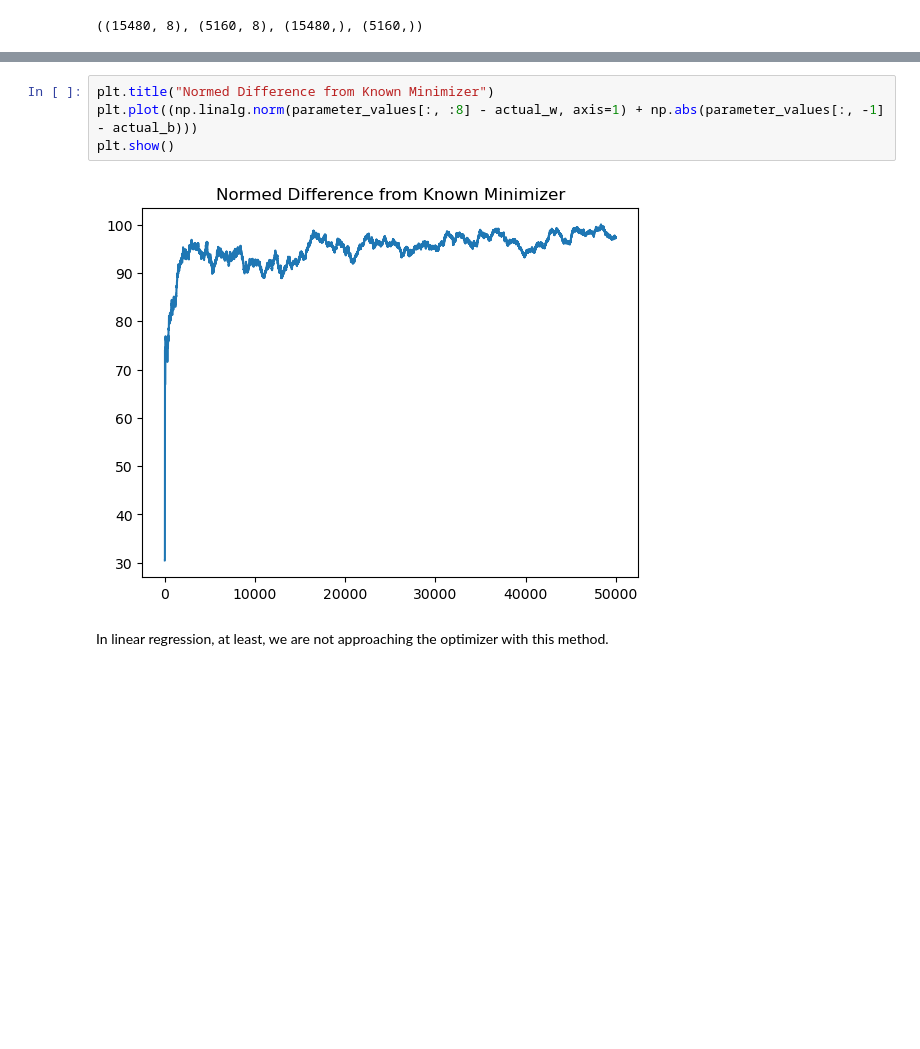
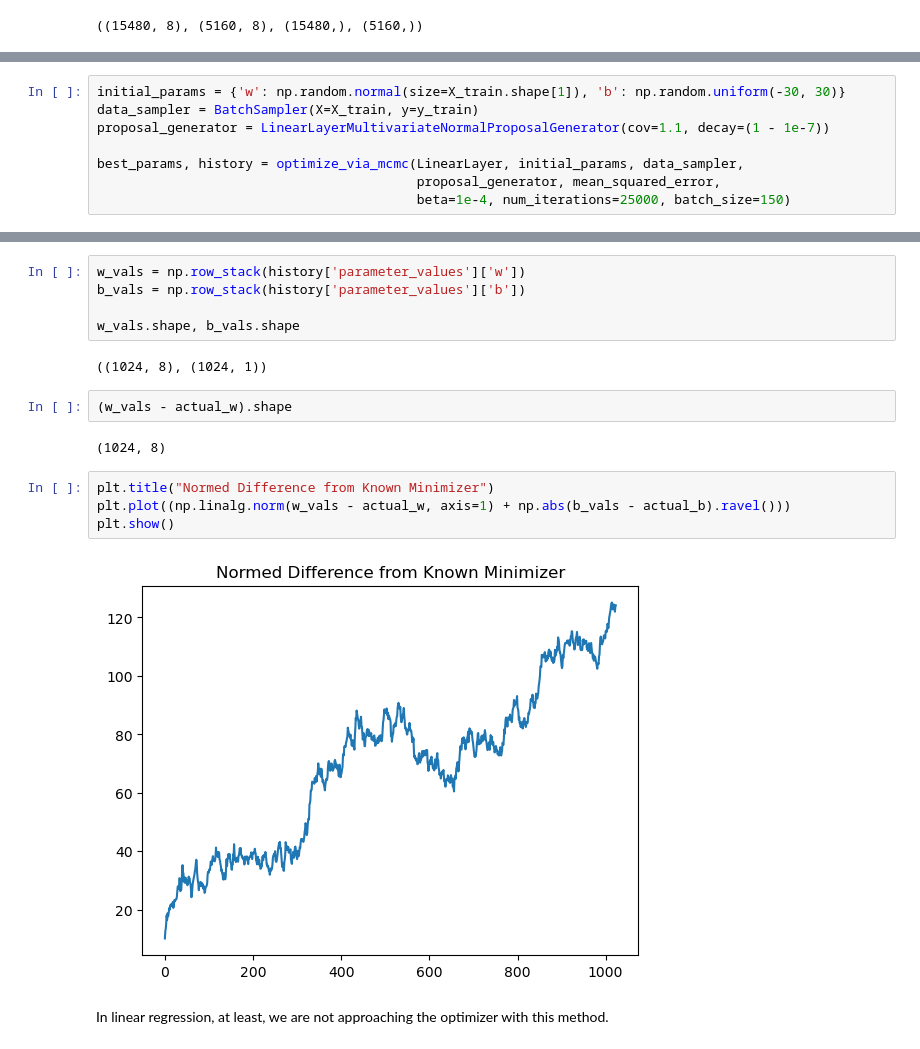
Before and after one commit to spencermyoung513/neural-net-mcmc-optimization, a Jupyter notebook: linear_regression.ipynb, the cells around one changed output, grey strips where cells are left out. Cells and saved outputs as stored; diff of their text form; blank space fills up the shorter version.

Commit message:
Added example with multivariate linear regression

```diff
--- a/linear_regression.ipynb
+++ b/linear_regression.ipynb
@@ -186 +147,9 @@ for i in range(num_iterations):
+# %%
+initial_params = {'w': np.random.normal(size=X_train.shape[1]), 'b': np.random.uniform(-30, 30)}
+data_sampler = BatchSampler(X=X_train, y=y_train)
+proposal_generator = LinearLayerMultivariateNormalProposalGenerator(cov=1.1, decay=(1 - 1e-7))
+
+best_params, history = optimize_via_mcmc(LinearLayer, initial_params, data_sampler,
+                                         proposal_generator, mean_squared_error,
+                                         beta=1e-4, num_iterations=25000, batch_size=150)
 # %%
@@ -269,8 +172,19 @@ Best achieved training loss: 2111.8399789664627
+# %%
+w_vals = np.row_stack(history['parameter_values']['w'])
+b_vals = np.row_stack(history['parameter_values']['b'])
+
+w_vals.shape, b_vals.shape
+# %% [output]
+((1024, 8), (1024, 1))
+# %%
+(w_vals - actual_w).shape
+# %% [output]
+(1024, 8)
 # %%
 plt.title("Normed Difference from Known Minimizer")
-plt.plot((np.linalg.norm(parameter_values[:, :8] - actual_w, axis=1) + np.abs(parameter_values[:, -1] - actual_b)))
+plt.plot((np.linalg.norm(w_vals - actual_w, axis=1) + np.abs(b_vals - actual_b).ravel()))
 plt.show()
 # %% [output]
-[figure, old version]
+[figure, new version]
 # %% [markdown]
 In linear regression, at least, we are not approaching the optimizer with this method.
```
Also changed, not shown: parts of 15 cells of this notebook, 1 other file.
